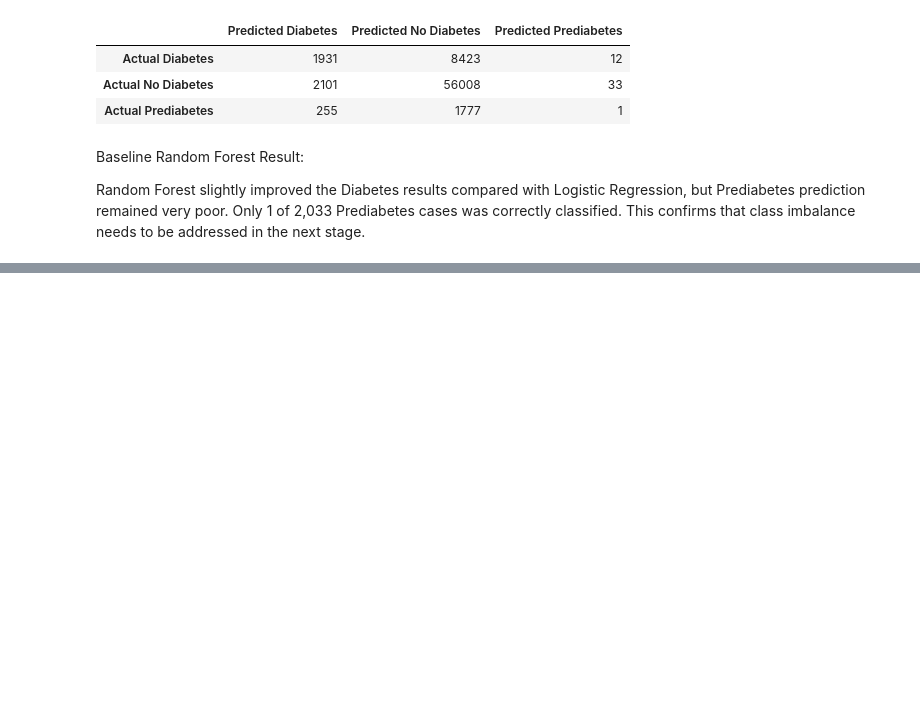
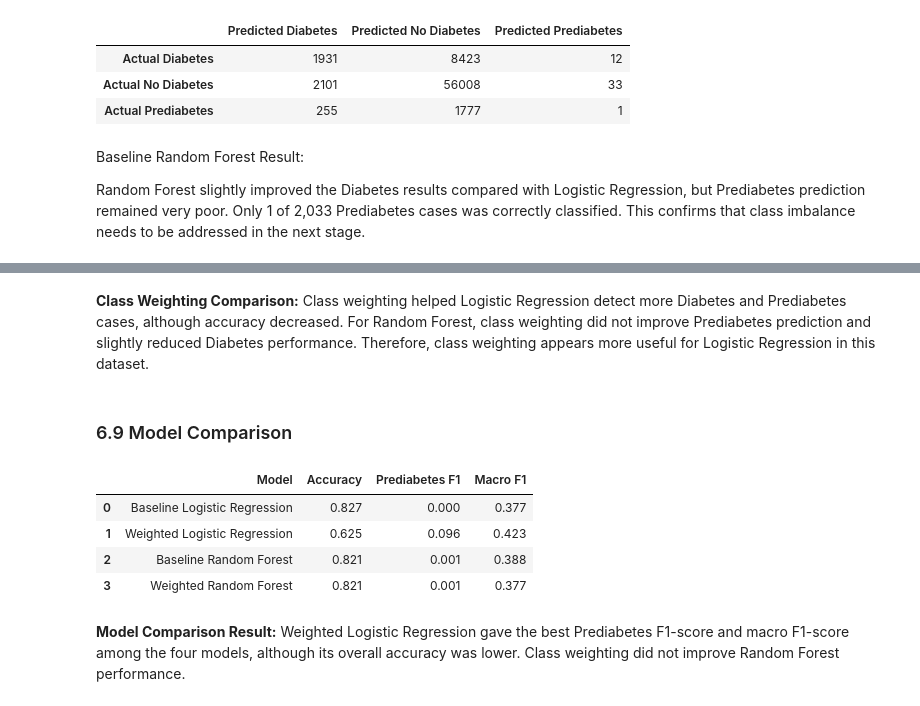
Before and after one commit to fujisoftboy2009/F26_4495_S2_LiqinS, a Jupyter notebook: Implementation/DiabetesAnalysis.ipynb, the cells around one changed output, grey strips where cells are left out. Cells and saved outputs as stored; diff of their text form; code cells hidden in the pictures; blank space fills up the shorter version.

Commit message:
add class weighting model comparison
Tested class weighting with Logistic Regression and Random Forest, and compared baseline and weighted models

```diff
--- a/Implementation/DiabetesAnalysis.ipynb
+++ b/Implementation/DiabetesAnalysis.ipynb
@@ -1898,0 +1968,29 @@ Random Forest slightly improved the Diabetes results compared with Logistic Regr
+# %% [markdown]
+**Class Weighting Comparison:**
+Class weighting helped Logistic Regression detect more Diabetes and Prediabetes cases, although accuracy decreased. For Random Forest, class weighting did not improve Prediabetes prediction and slightly reduced Diabetes performance. Therefore, class weighting appears more useful for Logistic Regression in this dataset.
+# %% [markdown]
+### 6.9 Model Comparison
+# %%
+# Compare current model results
+results = pd.DataFrame({
+    'Model': [
+        'Baseline Logistic Regression',
+        'Weighted Logistic Regression',
+        'Baseline Random Forest',
+        'Weighted Random Forest'
+    ],
+    'Accuracy': [0.827, 0.625, 0.821, 0.821],
+    'Prediabetes F1': [0.000, 0.096, 0.001, 0.001],
+    'Macro F1': [0.377, 0.423, 0.388, 0.377]
+})
+
+display(results)
+# %% [output]
+|  | Model | Accuracy | Prediabetes F1 | Macro F1 |
+| 0 | Baseline Logistic Regression | 0.827 | 0.000 | 0.377 |
+| 1 | Weighted Logistic Regression | 0.625 | 0.096 | 0.423 |
+| 2 | Baseline Random Forest | 0.821 | 0.001 | 0.388 |
+| 3 | Weighted Random Forest | 0.821 | 0.001 | 0.377 |
+# %% [markdown]
+**Model Comparison Result:**
+Weighted Logistic Regression gave the best Prediabetes F1-score and macro F1-score among the four models, although its overall accuracy was lower. Class weighting did not improve Random Forest performance.
```
Also changed, not shown: parts of 9 cells of this notebook.
